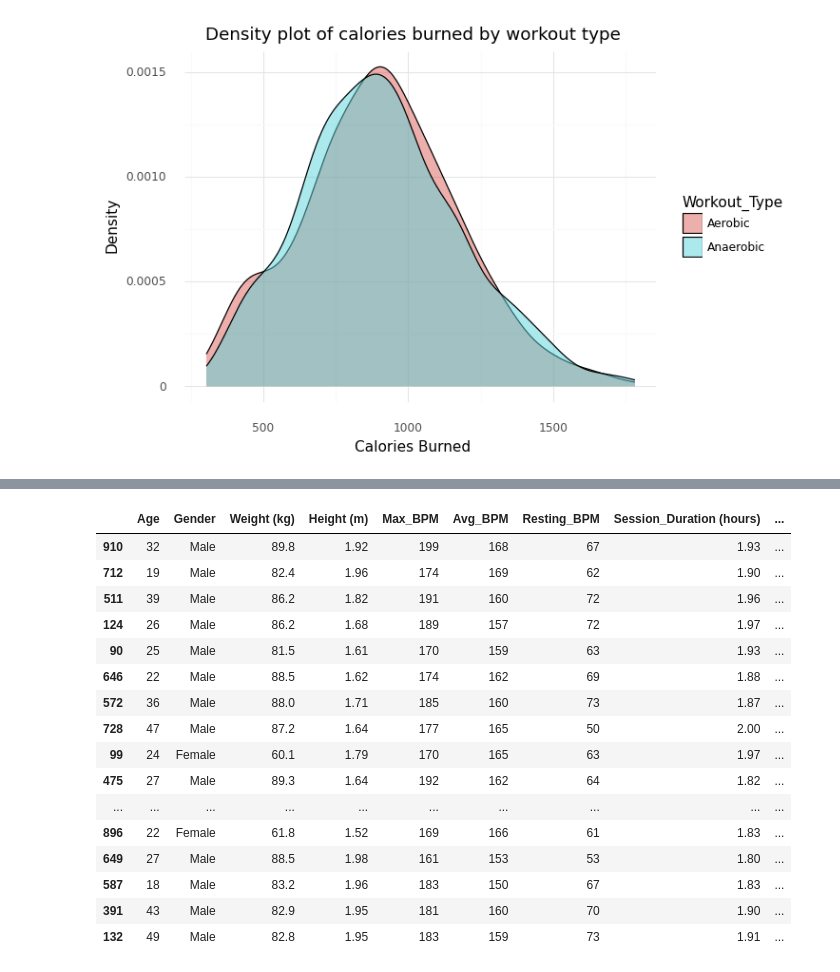
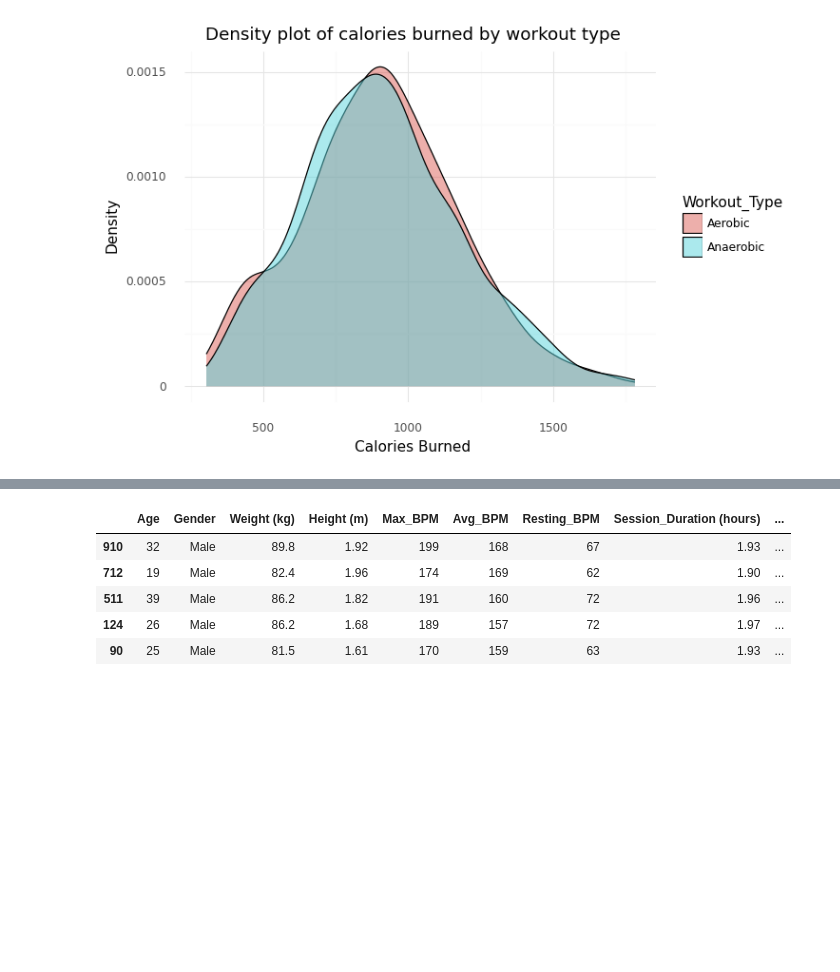
Before and after one commit to pdcos/ia376m_projeto_final, a Jupyter notebook: notebooks/calories_burned_by_exercise_type.ipynb, the cells around one changed output, grey strips where cells are left out. Cells and saved outputs as stored; diff of their text form; code cells hidden in the pictures; blank space fills up the shorter version.

```diff
--- a/notebooks/calories_burned_by_exercise_type.ipynb
+++ b/notebooks/calories_burned_by_exercise_type.ipynb
@@ -105,22 +211,11 @@ The p-value is: 0.574
 # %%
 # prints the most calories burned in a single workout sorted
 
-df_gym.sort_values(by='Calories_Burned', ascending=False).head(20)
+df_gym.sort_values(by='Calories_Burned', ascending=False).head()
 # %% [output]
 |  | Age | Gender | Weight (kg) | Height (m) | Max_BPM | Avg_BPM | Resting_BPM | Session_Duration (hours) | ... |
 | 910 | 32 | Male | 89.8 | 1.92 | 199 | 168 | 67 | 1.93 | ... |
 | 712 | 19 | Male | 82.4 | 1.96 | 174 | 169 | 62 | 1.90 | ... |
 | 511 | 39 | Male | 86.2 | 1.82 | 191 | 160 | 72 | 1.96 | ... |
 | 124 | 26 | Male | 86.2 | 1.68 | 189 | 157 | 72 | 1.97 | ... |
 | 90 | 25 | Male | 81.5 | 1.61 | 170 | 159 | 63 | 1.93 | ... |
-| 646 | 22 | Male | 88.5 | 1.62 | 174 | 162 | 69 | 1.88 | ... |
-| 572 | 36 | Male | 88.0 | 1.71 | 185 | 160 | 73 | 1.87 | ... |
-| 728 | 47 | Male | 87.2 | 1.64 | 177 | 165 | 50 | 2.00 | ... |
-| 99 | 24 | Female | 60.1 | 1.79 | 170 | 165 | 63 | 1.97 | ... |
-| 475 | 27 | Male | 89.3 | 1.64 | 192 | 162 | 64 | 1.82 | ... |
-| ... | ... | ... | ... | ... | ... | ... | ... | ... | ... |
-| 896 | 22 | Female | 61.8 | 1.52 | 169 | 166 | 61 | 1.83 | ... |
-| 649 | 27 | Male | 88.5 | 1.98 | 161 | 153 | 53 | 1.80 | ... |
-| 587 | 18 | Male | 83.2 | 1.96 | 183 | 150 | 67 | 1.83 | ... |
-| 391 | 43 | Male | 82.9 | 1.95 | 181 | 160 | 70 | 1.90 | ... |
-| 132 | 49 | Male | 82.8 | 1.95 | 183 | 159 | 73 | 1.91 | ... |
```
Also changed, not shown: parts of 20 cells of this notebook.
